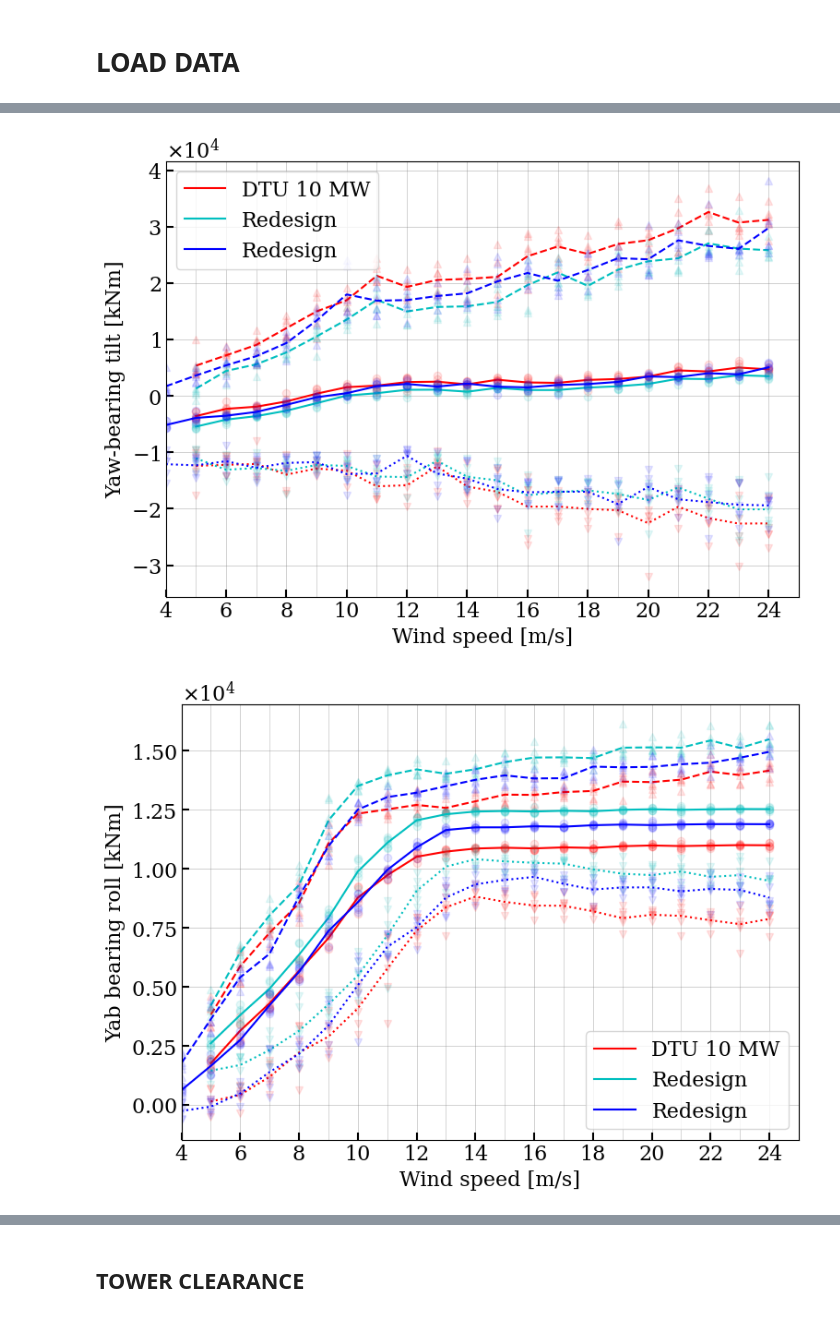
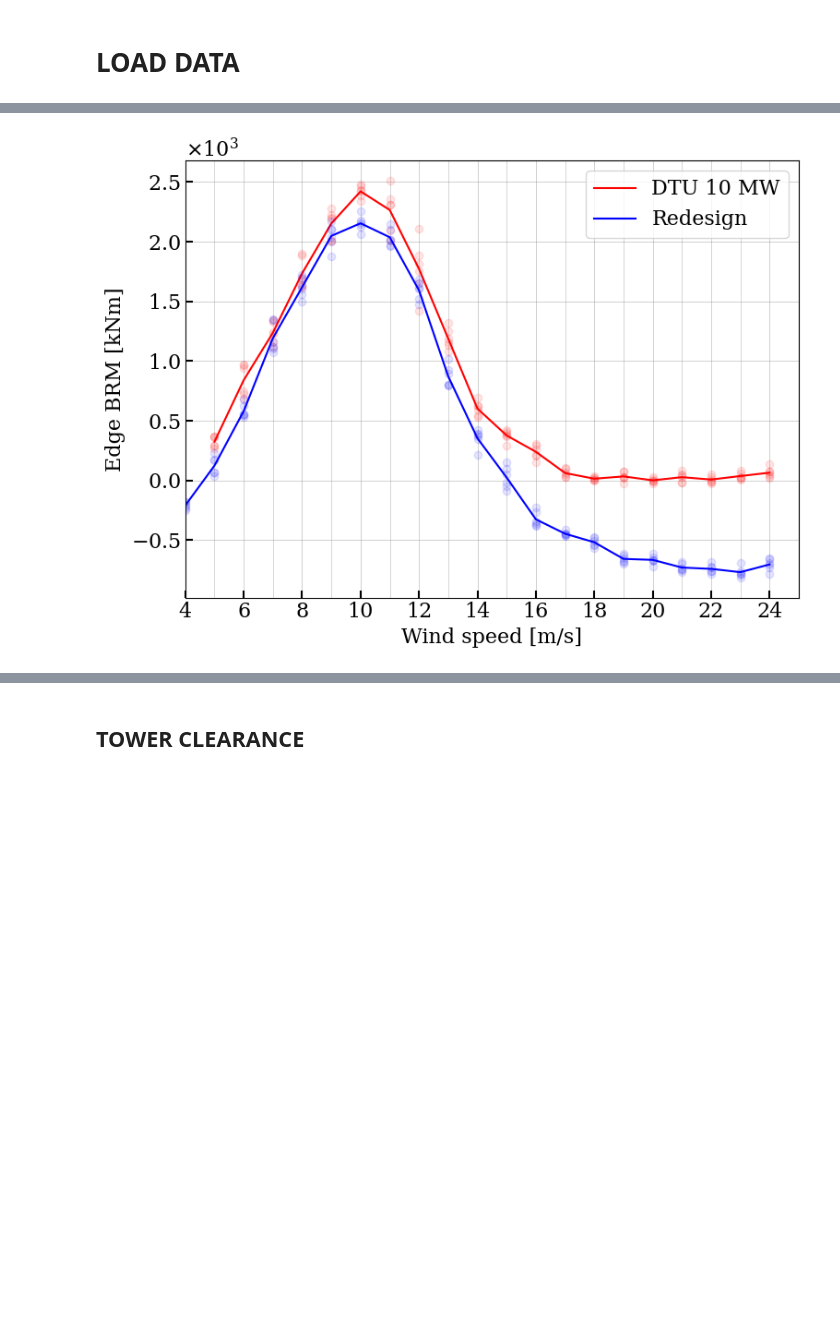
Before and after one commit to nicolaquaia/LAC_final, a Jupyter notebook: assignment_05/04_design_load.ipynb, the cells around one changed output, grey strips where cells are left out. Saved outputs shown, nothing was run; the diff lists cells and outputs as text; code cells hidden in the pictures; blank space fills up the shorter version.

```diff
--- a/assignment_05/04_design_load.ipynb
+++ b/assignment_05/04_design_load.ipynb
@@ -249,10 +372,8 @@ for iplot, chan_id in enumerate(chan_ids_loads):
 # %%
-# Ensure the output directory exists
-output_folder = 'plots'
-os.makedirs(output_folder, exist_ok=True)
+# edge, mean profile
 
-chan_ids_loads_optional = ['YbTilt', 'YbRoll', 'FlpBRM', 'EdgBRM']
-chan_title_loads_optional = ['Yaw-bearing tilt [kNm]', 'Yab bearing roll [kNm]', 'Flap BRM [kNm]', 'Edge BRM [kNm]']
+chan_ids_loads_optional = ['EdgBRM']
+chan_title_loads_optional = ['Edge BRM [kNm]']
 
 
 loads_DTU = load_calculation('dtu_10mw/dtu_10mw_turb_stats.hdf5', 'tca', CHAN_DESCS, chan_ids_loads_optional)
@@ -264,51 +385,41 @@ for iplot, chan_id in enumerate(chan_ids_loads_optional):
     fig, ax = plt.subplots(figsize=(8, 6), clear=True)
 
     # Plot DTU data
-    ax.plot(loads_DTU[chan_id]['min']['scatter_wind'], loads_DTU[chan_id]['min']['scatter_load'], 'v', alpha=0.1,  color='r')
     ax.plot(loads_DTU[chan_id]['mean']['scatter_wind'], loads_DTU[chan_id]['mean']['scatter_load'], 'o', alpha=0.1, color='r')
-    ax.plot(loads_DTU[chan_id]['max']['scatter_wind'], loads_DTU[chan_id]['max']['scatter_load'], '^', alpha=0.1,  color='r')
-    ax.plot(loads_DTU[chan_id]['min']['ws'], loads_DTU[chan_id]['min']['ave'], linestyle='dotted',  color='r')
     ax.plot(loads_DTU[chan_id]['mean']['ws'], loads_DTU[chan_id]['mean']['ave'], linestyle='solid', color='r', label='DTU 10 MW')
-    ax.plot(loads_DTU[chan_id]['max']['ws'], loads_DTU[chan_id]['max']['ave'], linestyle='dashed',  color='r')
 
     # Plot redesign data
-    ax.plot(loads_our[chan_id]['min']['scatter_wind'], loads_our[chan_id]['min']['scatter_load'], 'v', alpha=0.1,   color='c')
-    ax.plot(loads_our[chan_id]['mean']['scatter_wind'], loads_our[chan_id]['mean']['scatter_load'], 'o', alpha=0.1, color='c')
-    ax.plot(loads_our[chan_id]['max']['scatter_wind'], loads_our[chan_id]['max']['scatter_load'], '^', alpha=0.1,   color='c')
-    ax.plot(loads_our[chan_id]['min']['ws'], loads_our[chan_id]['min']['ave'], linestyle='dotted',  color='c')
-    ax.plot(loads_our[chan_id]['mean']['ws'], loads_our[chan_id]['mean']['ave'], linestyle='solid', color='c', label='Redesign')
-    ax.plot(loads_our[chan_id]['max']['ws'], loads_our[chan_id]['max']['ave'], linestyle='dashed',  color='c')
+    # ax.plot(loads_our[chan_id]['min']['scatter_wind'], loads_our[chan_id]['min']['scatter_load'], 'v', alpha=0.1,   color='c')
+    # ax.plot(loads_our[chan_id]['mean']['scatter_wind'], loads_our[chan_id]['mean']['scatter_load'], 'o', alpha=0.1, color='c')
+    # ax.plot(loads_our[chan_id]['max']['scatter_wind'], loads_our[chan_id]['max']['scatter_load'], '^', alpha=0.1,   color='c')
+    # ax.plot(loads_our[chan_id]['min']['ws'], loads_our[chan_id]['min']['ave'], linestyle='dotted',  color='c')
+    # ax.plot(loads_our[chan_id]['mean']['ws'], loads_our[chan_id]['mean']['ave'], linestyle='solid', color='c', label='Redesign')
+    # ax.plot(loads_our[chan_id]['max']['ws'], loads_our[chan_id]['max']['ave'], linestyle='dashed',  color='c')
 
     # Plot remodel data
-    ax.plot(loads_rem[chan_id]['min']['scatter_wind'], loads_rem[chan_id]['min']['scatter_load'], 'v', alpha=0.1,   color='b')
     ax.plot(loads_rem[chan_id]['mean']['scatter_wind'], loads_rem[chan_id]['mean']['scatter_load'], 'o', alpha=0.1, color='b')
-    ax.plot(loads_rem[chan_id]['max']['scatter_wind'], loads_rem[chan_id]['max']['scatter_load'], '^', alpha=0.1,   color='b')
-    ax.plot(loads_rem[chan_id]['min']['ws'], loads_rem[chan_id]['min']['ave'], linestyle='dotted',  color='b')
     ax.plot(loads_rem[chan_id]['mean']['ws'], loads_rem[chan_id]['mean']['ave'], linestyle='solid', color='b', label='Redesign')
-    ax.plot(loads_rem[chan_id]['max']['ws'], loads_rem[chan_id]['max']['ave'], linestyle='dashed',  color='b')
-
 
     # Configure plot appearance
     ax.grid(True, which='both', linestyle='-', linewidth=0.5, alpha=0.7)  # Grid lines
     ax.set(xlabel='Wind speed [m/s]', ylabel=f'{chan_title_loads_optional[iplot]}', xlim=[4, 25])
     ax.set_ylim(auto=True)  # Automatically set y-axis limits
     ax.xaxis.set_major_locator(MultipleLocator(2))  # Major ticks every 2 units
     ax.xaxis.set_minor_locator(MultipleLocator(1))  # Minor ticks every 1 unit
     ax.yaxis.set_major_formatter(ScalarFormatter(useMathText=True))
     ax.ticklabel_format(axis='y', style='sci', scilimits=(-3, 3))
     ax.tick_params(axis='x', which='minor', length=4, width=0, color='black')  # Minor tick appearance
     ax.tick_params(axis='both', which='major', length=6, width=1.5, color='black', direction='in', grid_color='gray', grid_alpha=0.5)
 
     # Add legend
     handles, labels = ax.get_legend_handles_labels()
     ax.legend(handles, labels)
 
     # Save the plot
-    filename = f"{output_folder}/{chan_id}_loads_mean.pdf"
+    filename = f"{chan_id}_loads_mean.pdf"
     fig.tight_layout()
     #fig.savefig(filename, format='pdf', bbox_inches='tight')
     #plt.close(fig)
     plt.show()
 # %% [output]
-[figure, old version]
+[figure, new version]
-[figure, removed]
```
Also changed, not shown: parts of 14 cells of this notebook, 37 other files.
